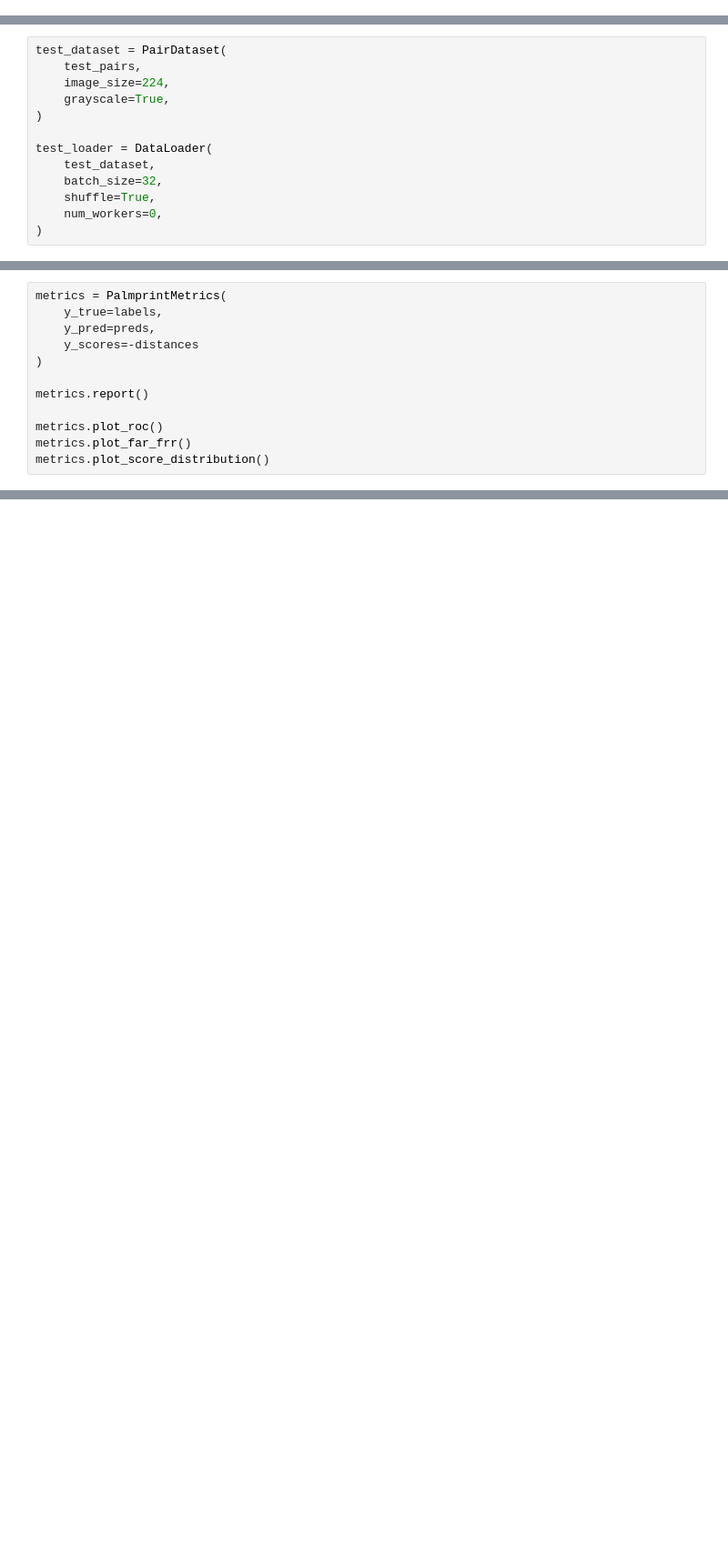
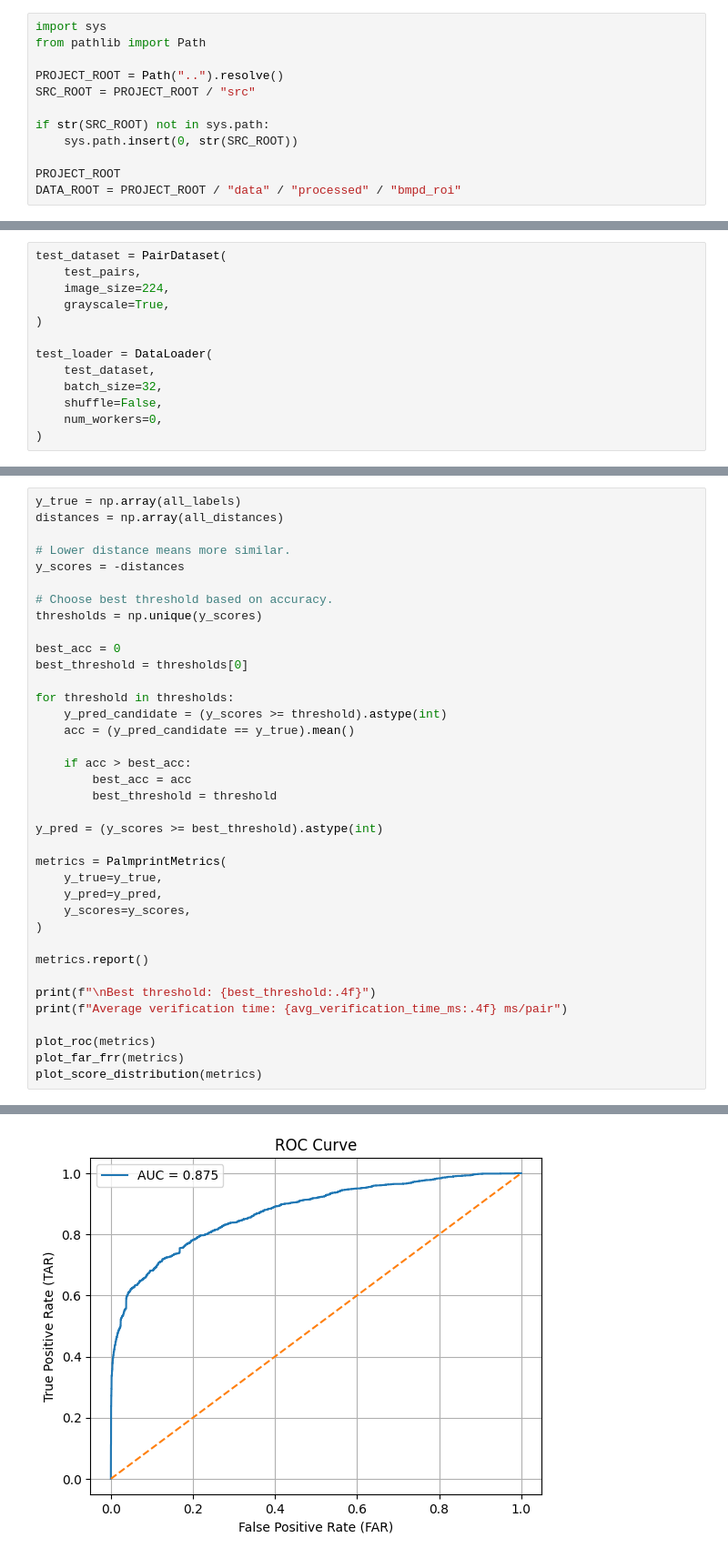
Before and after one commit to cam-ortiz/palmprint-verification-siamese, a Jupyter notebook: notebooks/05_evaluation.ipynb, the cells around one changed output, grey strips where cells are left out. Shown at 91% size. Drawn from its saved outputs; the diff is of its cells as text; blank space fills up the shorter version.

Commit message:
feat(eval): implement evaluation pipeline and verification metrics

```diff
--- a/notebooks/05_evaluation.ipynb
+++ b/notebooks/05_evaluation.ipynb
@@ -1,3 +1,15 @@
+# %%
+import sys
+from pathlib import Path
+
+PROJECT_ROOT = Path("..").resolve()
+SRC_ROOT = PROJECT_ROOT / "src"
+
+if str(SRC_ROOT) not in sys.path:
+    sys.path.insert(0, str(SRC_ROOT))
+
+PROJECT_ROOT
+DATA_ROOT = PROJECT_ROOT / "data" / "processed" / "bmpd_roi"
 # %%
 import torch
 import matplotlib.pyplot as plt
@@ -52,7 +74,7 @@ test_dataset = PairDataset(
 test_loader = DataLoader(
     test_dataset,
     batch_size=32,
-    shuffle=True,
+    shuffle=False,
     num_workers=0,
 )
 # %%
@@ -118,14 +159,40 @@ def plot_score_distribution(self):
     plt.grid()
     plt.show()
 # %%
+y_true = np.array(all_labels)
+distances = np.array(all_distances)
+
+# Lower distance means more similar.
+y_scores = -distances
+
+# Choose best threshold based on accuracy.
+thresholds = np.unique(y_scores)
+
+best_acc = 0
+best_threshold = thresholds[0]
+
+for threshold in thresholds:
+    y_pred_candidate = (y_scores >= threshold).astype(int)
+    acc = (y_pred_candidate == y_true).mean()
+
+    if acc > best_acc:
+        best_acc = acc
+        best_threshold = threshold
+
+y_pred = (y_scores >= best_threshold).astype(int)
+
 metrics = PalmprintMetrics(
-    y_true=labels,
-    y_pred=preds,
-    y_scores=-distances
+    y_true=y_true,
+    y_pred=y_pred,
+    y_scores=y_scores,
 )
 
 metrics.report()
 
-metrics.plot_roc()
-metrics.plot_far_frr()
-metrics.plot_score_distribution()
+print(f"\nBest threshold: {best_threshold:.4f}")
+print(f"Average verification time: {avg_verification_time_ms:.4f} ms/pair")
+
+plot_roc(metrics)
+plot_far_frr(metrics)
+plot_score_distribution(metrics)
+# %% [output]
@@ -131,0 +215 @@ metrics.plot_score_distribution()
+[figure, added]
```
Also changed, not shown: parts of 6 cells of this notebook, 2 other files.
